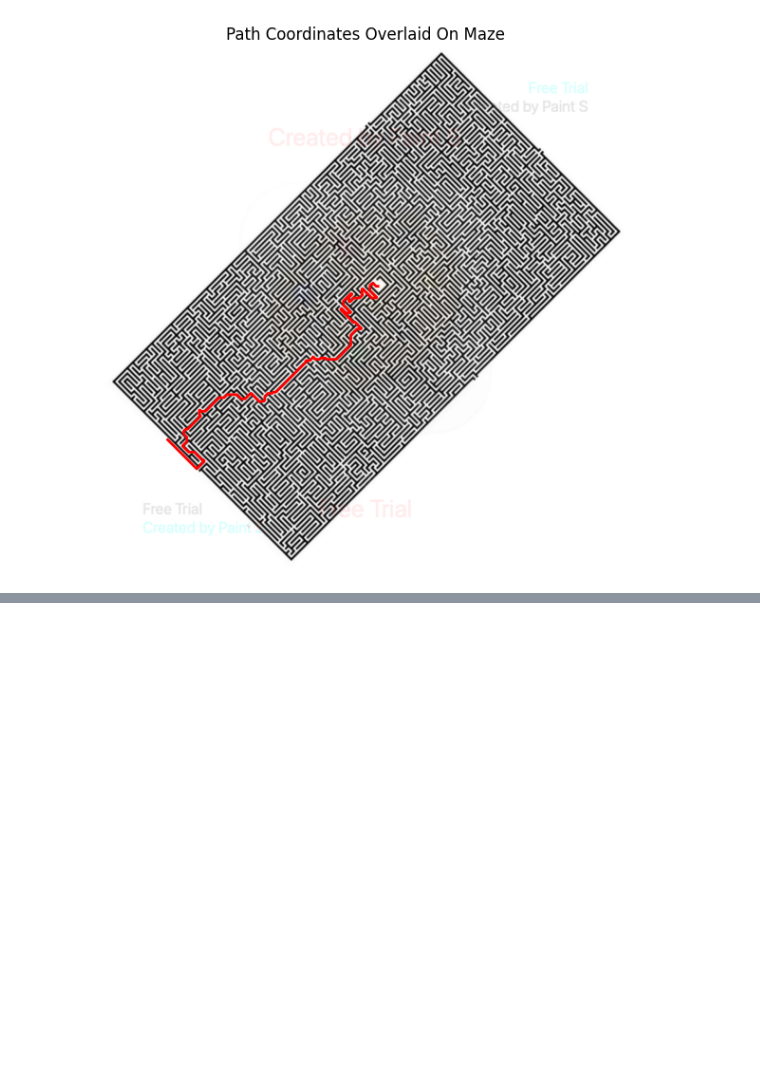
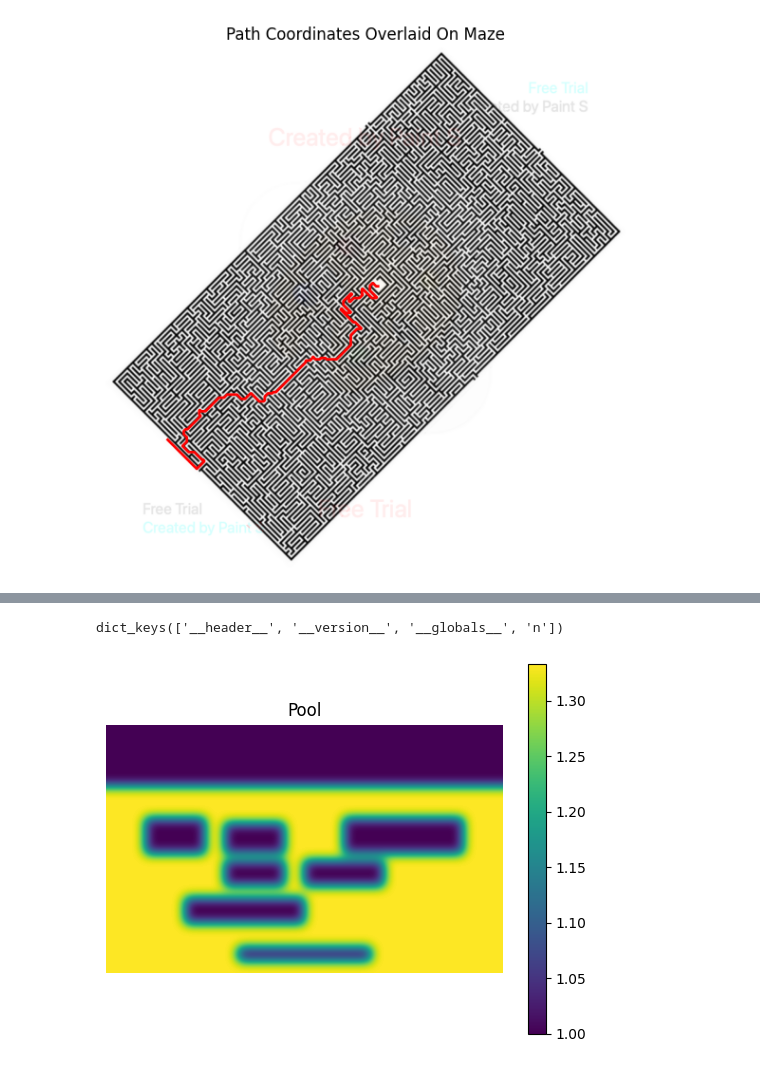
Before and after one commit to DanDanielElgarici/GCV-HW3, a Jupyter notebook: Part1.ipynb, the cells around one changed output, grey strips where cells are left out. Saved outputs shown, nothing was run; the diff lists cells and outputs as text; code cells hidden in the pictures; blank space fills up the shorter version.

```diff
--- a/Part1.ipynb
+++ b/Part1.ipynb
@@ -124,0 +139,13 @@ plot_path_on_maze(rotated_maze_path, ROTATED_MAZE_PATH)
+# %%
+# Load the pool
+import scipy.io
+
+POOL_PATH = 'pool.mat'
+
+pool_data = scipy.io.loadmat('pool.mat')
+print(pool_data.keys())
+pool = pool_data.get('n') #/ np.max(pool_data.get('n'))
+print_image(pool, "Pool", color_bar=True)
+# %% [output]
+dict_keys(['__header__', '__version__', '__globals__', 'n'])
+[figure, added]
```
Also changed, not shown: parts of 10 cells of this notebook.
